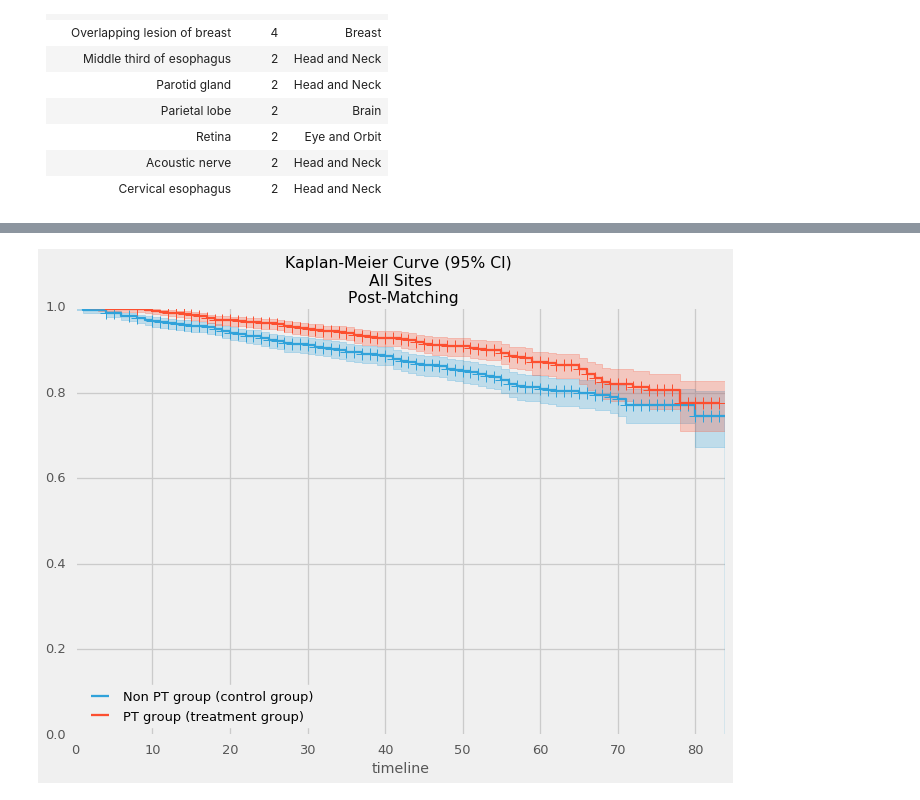
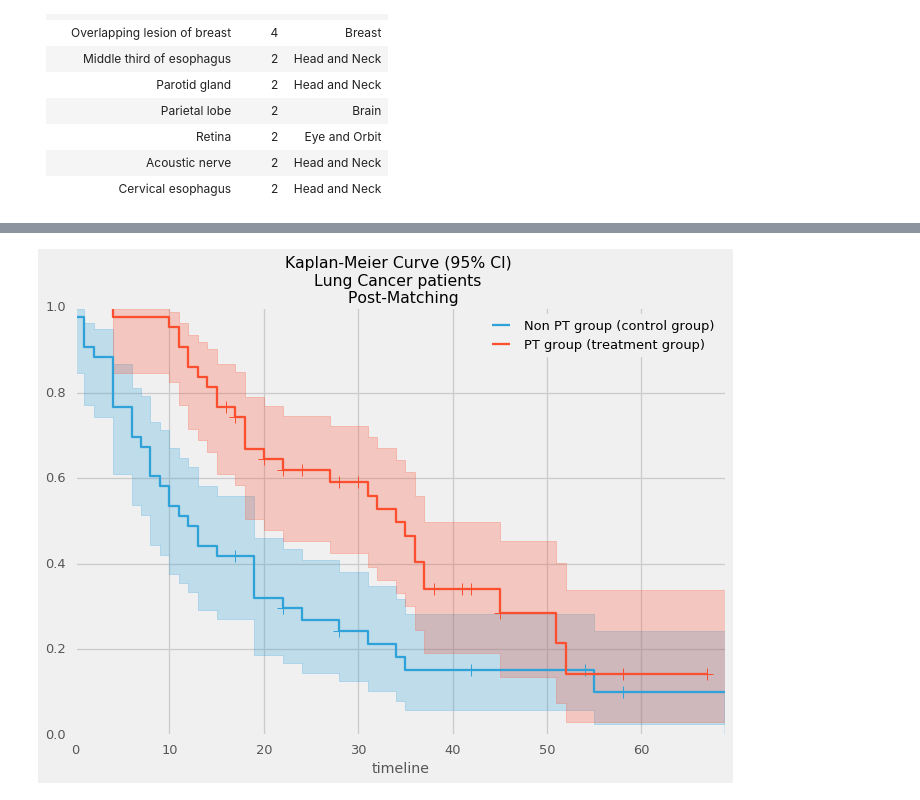
Before and after one commit to doolingdavid/IBA, a Jupyter notebook: SITESKMCURVES.ipynb, the cells around one changed output, grey strips where cells are left out. Saved outputs shown, nothing was run; the diff lists cells and outputs as text; code cells hidden in the pictures.

```diff
--- a/SITESKMCURVES.ipynb
+++ b/SITESKMCURVES.ipynb
@@ -219,21 +291,20 @@ Name: site1, dtype: int64
 # %%
 from lifelines import KaplanMeierFitter
-from lifelines.plotting import add_at_risk_counts
 
 kmfpop = KaplanMeierFitter()
 kmfcontrol = KaplanMeierFitter()
 kmftreatment = KaplanMeierFitter()
 
-Tcontrol = resgoodpop.loc[controlindices]["srvm1"]
-Econtrol = resgoodpop.loc[controlindices]["stat_rec_Dead"]
+Tcontrol = resgoodcontrol[lung_filter_control]["srvm1"]
+Econtrol = resgoodcontrol[lung_filter_control]["stat_rec_Dead"]
 
-Ttreatment = resgoodpop.loc[treatmentindices]["srvm1"]
-Etreatment = resgoodpop.loc[treatmentindices]["stat_rec_Dead"]
+Ttreatment = resgoodtreatment[lung_filter_treatment]["srvm1"]
+Etreatment = resgoodtreatment[lung_filter_treatment]["stat_rec_Dead"]
 
-Tpop = resgoodpop["srvm1"]
-Epop = resgoodpop["stat_rec_Dead"]
+Tpop = resgoodpop[lung_filter_all & beamfilter]["srvm1"]
+Epop = resgoodpop[lung_filter_all & beamfilter]["stat_rec_Dead"]
 
-kmfpop.fit(Tpop, event_observed=Epop,label='All Radiation group');
+kmfpop.fit(Tpop, event_observed=Epop,label='All Lung Cancer (all beam radiation treatment modalities) group');
 kmfcontrol.fit(Tcontrol, event_observed=Econtrol,label='Non PT group (control group)')
 kmftreatment.fit(Ttreatment, event_observed=Etreatment, label='PT group (treatment group)')
 # %% [output]
@@ -241,9 +321,9 @@ kmftreatment.fit(Ttreatment, event_observed=Etreatment, label='PT group (treatme
 # %%
 ax = kmfcontrol.plot(show_censors=True)
-kmftreatment.plot(ax=ax,show_censors=True)
-plt.title("Kaplan-Meier Curve (95% CI) \n All Sites \n Post-Matching");
+kmftreatment.plot(ax=ax, show_censors=True)
+plt.title("Kaplan-Meier Curve (95% CI) \nLung Cancer patients \n Post-Matching");
 # %% [output]
-[figure, old version]
+[figure, new version]
 # %%
 from lifelines.statistics import logrank_test
 results = logrank_test(Ttreatment, Tcontrol, Etreatment, Econtrol)
```
Also changed, not shown: parts of 37 cells of this notebook, 1 other file.
